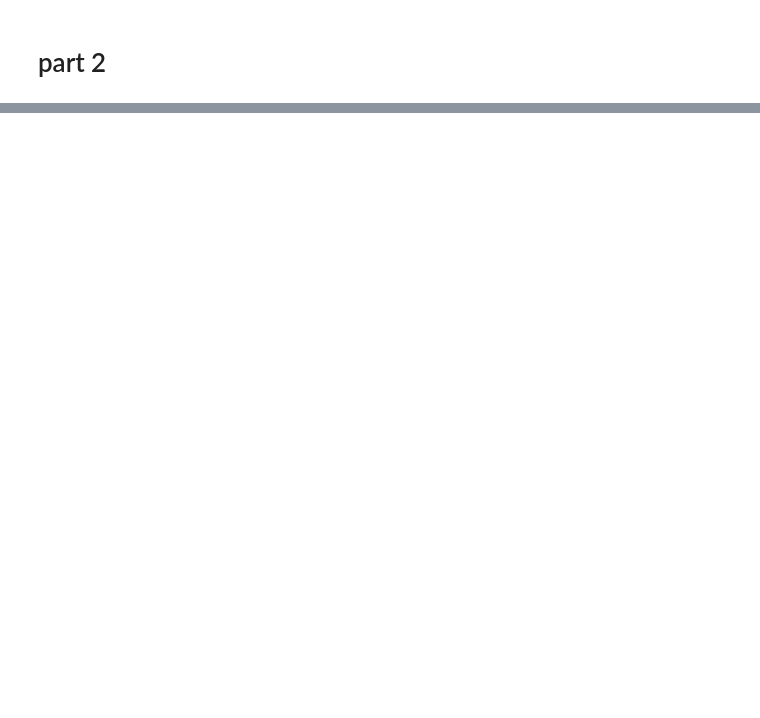
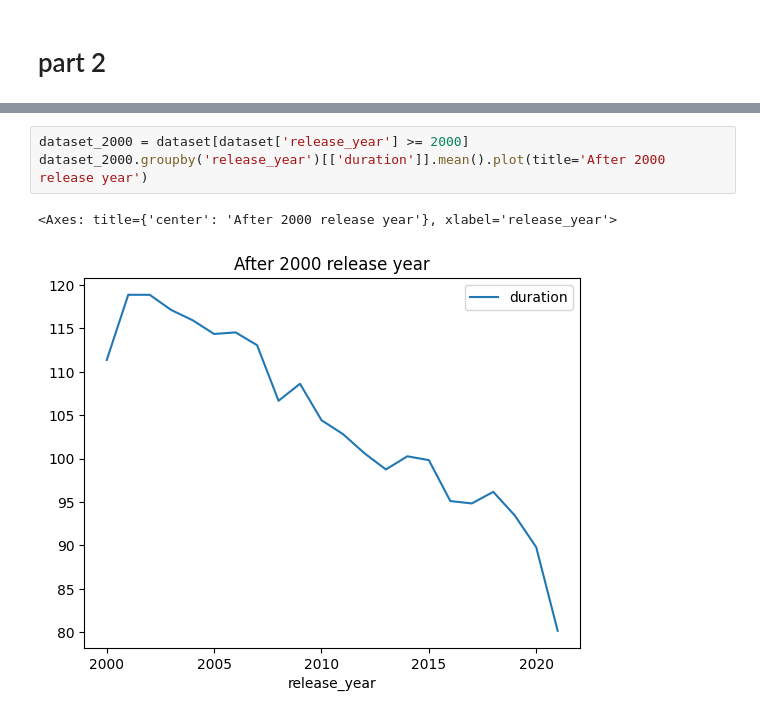
Before and after one commit to UtsumiYoji/Mini-Project2-Investigating-Netflix-Movies, a Jupyter notebook: program/main.ipynb, the cells around one changed output, grey strips where cells are left out. Saved outputs shown, nothing was run; the diff lists cells and outputs as text; blank space fills up the shorter version.

```diff
--- a/program/main.ipynb
+++ b/program/main.ipynb
@@ -55,0 +53,6 @@ dataset.groupby('release_year')[['duration']].mean().plot()
+# %%
+dataset_2000 = dataset[dataset['release_year'] >= 2000]
+dataset_2000.groupby('release_year')[['duration']].mean().plot(title='After 2000 release year')
+# %% [output]
+<Axes: title={'center': 'After 2000 release year'}, xlabel='release_year'>
+[figure, added]
```
Also changed, not shown: parts of 6 cells of this notebook, 5 other files.
